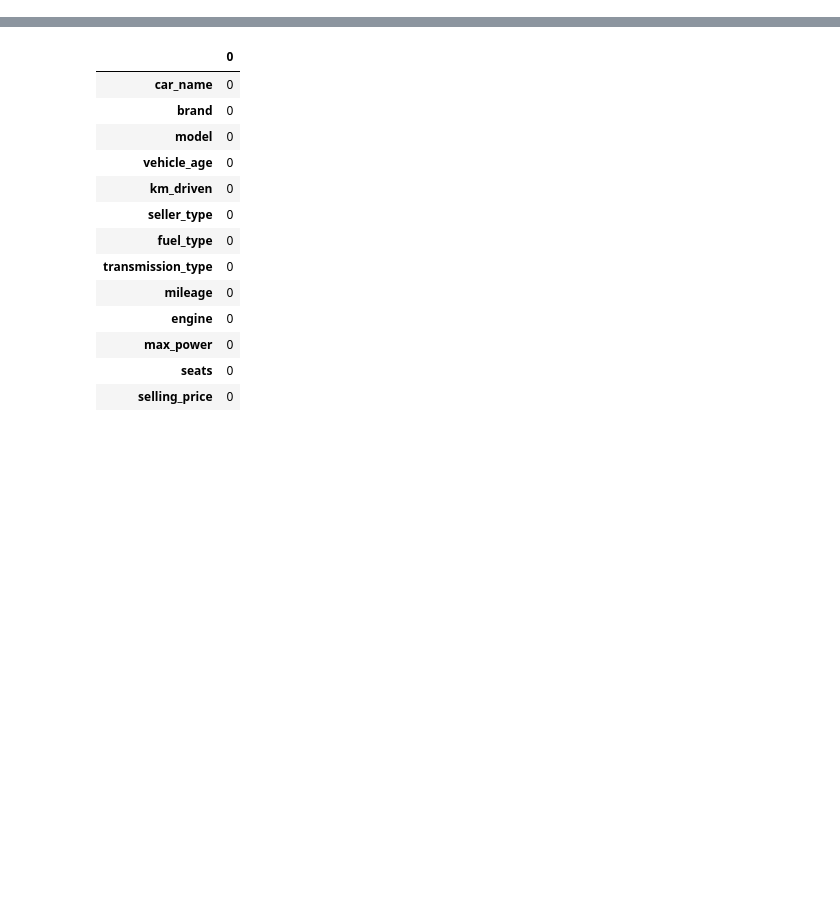
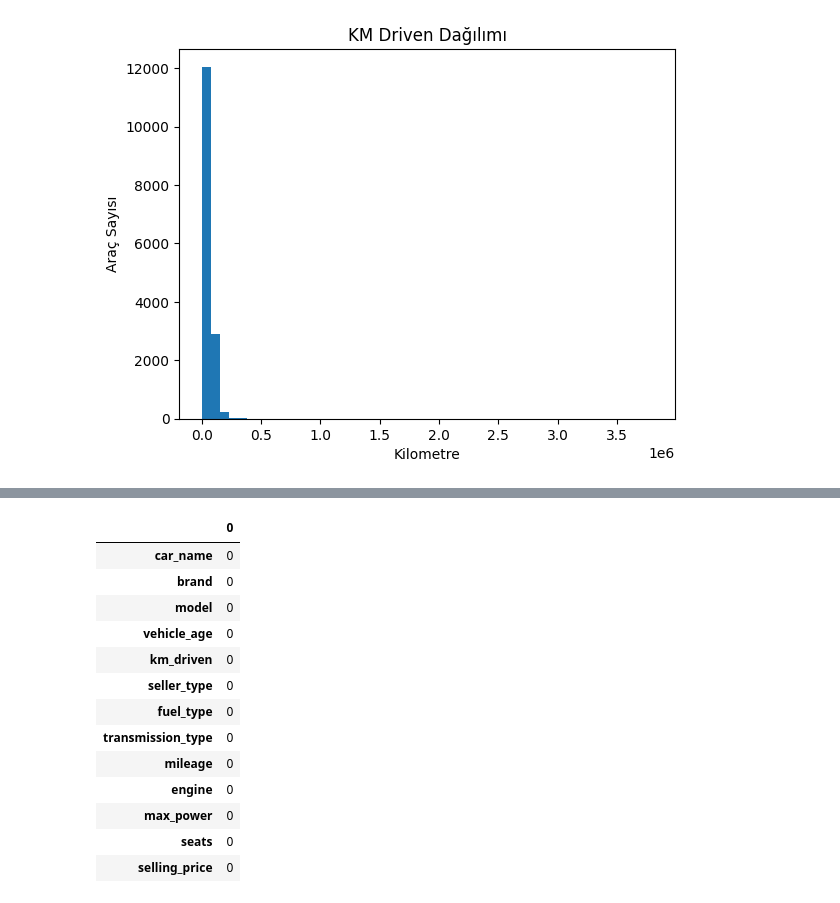
Before and after one commit to BuketSudeSnky/used-car-price-prediction, a Jupyter notebook: 01_data_exploration.ipynb, the cells around one changed output, grey strips where cells are left out. Cells and saved outputs as stored; diff of their text form; code cells hidden in the pictures; blank space fills up the shorter version.

```diff
--- a/01_data_exploration.ipynb
+++ b/01_data_exploration.ipynb
@@ -2,0 +40,8 @@
+# %%
+plt.hist(df["km_driven"], bins=50)
+plt.xlabel("Kilometre")
+plt.ylabel("Araç Sayısı")
+plt.title("KM Driven Dağılımı")
+plt.show()
+# %% [output]
+[figure, added]
```
Also changed, not shown: parts of 23 cells of this notebook.
